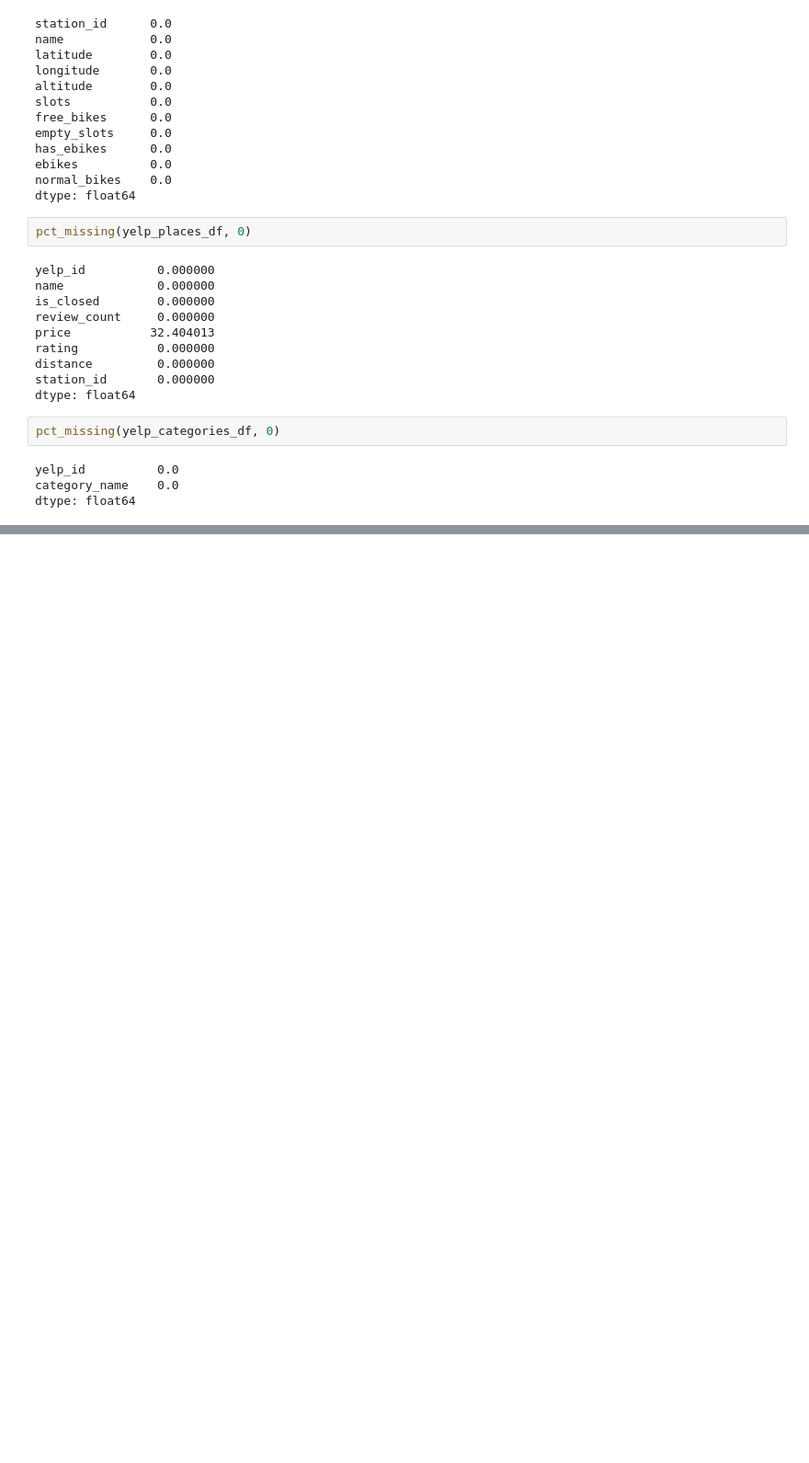
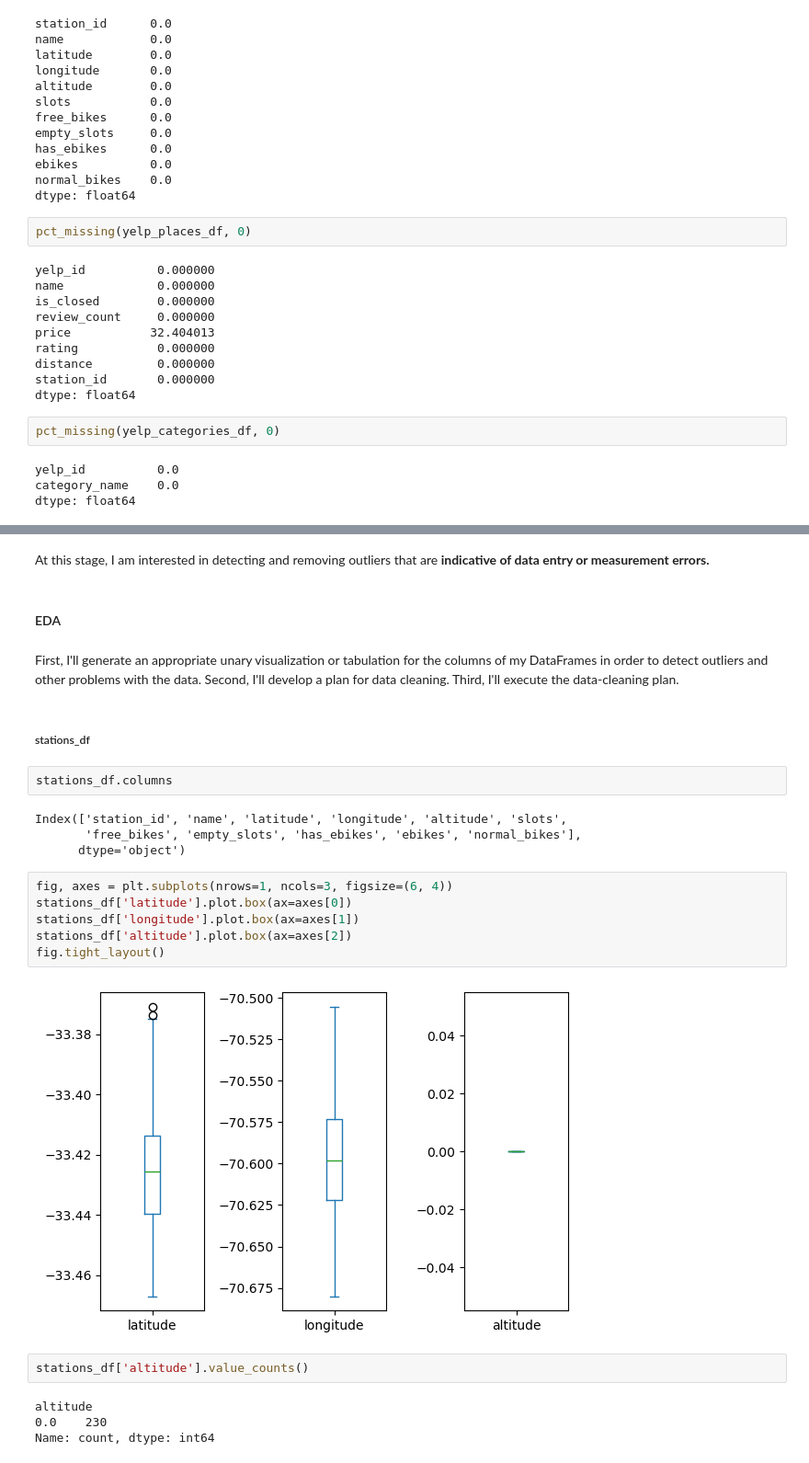
Before and after one commit to harnettd/stat-modelling-with-python, a Jupyter notebook: notebooks/yelp_foursquare_EDA.ipynb, the cells around one changed output, grey strips where cells are left out. Shown at 92% size. Cells and saved outputs as stored; diff of their text form; blank space fills up the shorter version.

Commit message:
complete data cleaning

```diff
--- a/notebooks/yelp_foursquare_EDA.ipynb
+++ b/notebooks/yelp_foursquare_EDA.ipynb
@@ -849,0 +817,28 @@ I conclude that the only column with missing values is prices of yelp_places_df:
+# %% [markdown]
+At this stage, I am interested in detecting and removing outliers that are **indicative of data entry or measurement errors.**
+# %% [markdown]
+#### EDA
+# %% [markdown]
+First, I'll generate an appropriate unary visualization or tabulation for the columns of my DataFrames in order to detect outliers and other problems with the data. Second, I'll develop a plan for data cleaning. Third, I'll execute the data-cleaning plan.
+# %% [markdown]
+##### stations_df
+# %%
+stations_df.columns
+# %% [output]
+Index(['station_id', 'name', 'latitude', 'longitude', 'altitude', 'slots',
+       'free_bikes', 'empty_slots', 'has_ebikes', 'ebikes', 'normal_bikes'],
+      dtype='object')
+# %%
+fig, axes = plt.subplots(nrows=1, ncols=3, figsize=(6, 4))
+stations_df['latitude'].plot.box(ax=axes[0])
+stations_df['longitude'].plot.box(ax=axes[1])
+stations_df['altitude'].plot.box(ax=axes[2])
+fig.tight_layout()
+# %% [output]
+[figure, added]
+# %%
+stations_df['altitude'].value_counts()
+# %% [output]
+altitude
+0.0    230
+Name: count, dtype: int64
```
Also changed, not shown: parts of 60 cells of this notebook, 3 other files.
